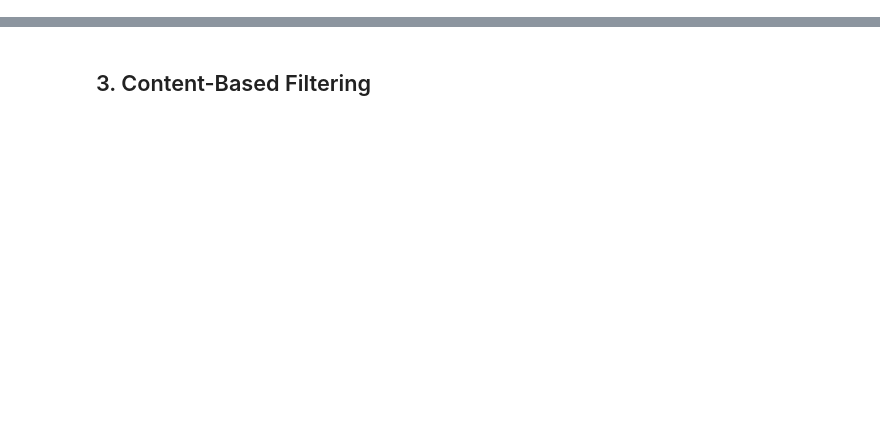
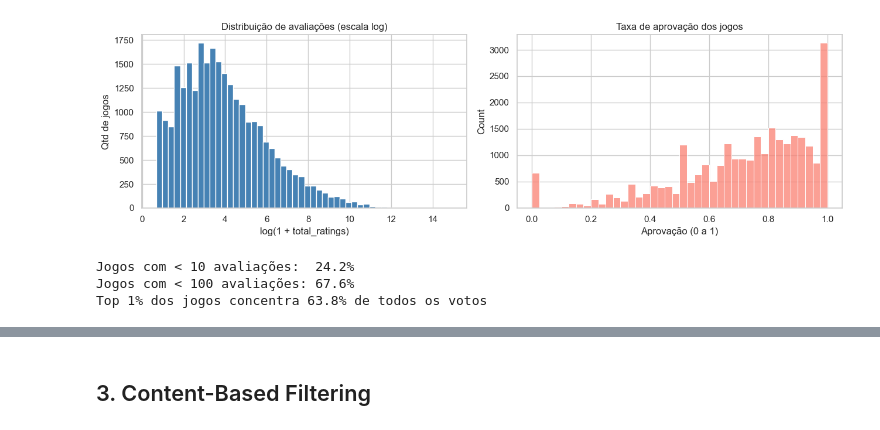
Before and after one commit to MateusLOS/game-recommender-ml, a Jupyter notebook: notebooks/analysis.ipynb, the cells around one changed output, grey strips where cells are left out. Saved outputs shown, nothing was run; the diff lists cells and outputs as text; code cells hidden in the pictures; blank space fills up the shorter version.

```diff
--- a/notebooks/analysis.ipynb
+++ b/notebooks/analysis.ipynb
@@ -49,0 +20,13 @@ df.head()
+# %%
+from utils import load_steam_data
+
+DATA_DIR = os.path.join('..', 'data')
+df = load_steam_data(DATA_DIR)
+
+# Colunas derivadas criadas aqui pra estarem disponíveis em todas as células
+df['total_ratings'] = df['positive_ratings'] + df['negative_ratings']
+df['approval']      = df['positive_ratings'] / df['total_ratings'].replace(0, np.nan)
+df['year']          = pd.to_datetime(df['release_date'], errors='coerce').dt.year
+
+print(f'Shape: {df.shape}')
+df.head()
@@ -67 +68,29 @@ if 'rating' in df.columns:
+# %%
+# Distribuição de avaliações — escala log porque na linear fica impossível ver
+fig, axes = plt.subplots(1, 2, figsize=(13, 4))
+
+axes[0].hist(np.log1p(df['total_ratings']), bins=50, color='steelblue', edgecolor='white')
+axes[0].set_title('Distribuição de avaliações (escala log)')
+axes[0].set_xlabel('log(1 + total_ratings)')
+axes[0].set_ylabel('Qtd de jogos')
+
+sns.histplot(df['approval'].dropna(), bins=40, ax=axes[1], color='salmon')
+axes[1].set_title('Taxa de aprovação dos jogos')
+axes[1].set_xlabel('Aprovação (0 a 1)')
+
+plt.tight_layout()
+plt.show()
+
+pct_menos10  = (df['total_ratings'] < 10).mean()  * 100
+pct_menos100 = (df['total_ratings'] < 100).mean() * 100
+top1pct_share = df.nlargest(int(len(df)*0.01), 'total_ratings')['total_ratings'].sum() / df['total_ratings'].sum() * 100
+
+print(f'Jogos com < 10 avaliações:  {pct_menos10:.1f}%')
+print(f'Jogos com < 100 avaliações: {pct_menos100:.1f}%')
+print(f'Top 1% dos jogos concentra {top1pct_share:.1f}% de todos os votos')
+# %% [output]
+[figure, added]
+Jogos com < 10 avaliações:  24.2%
+Jogos com < 100 avaliações: 67.6%
+Top 1% dos jogos concentra 63.8% de todos os votos
 # %%
```
Also changed, not shown: parts of 30 cells of this notebook.
